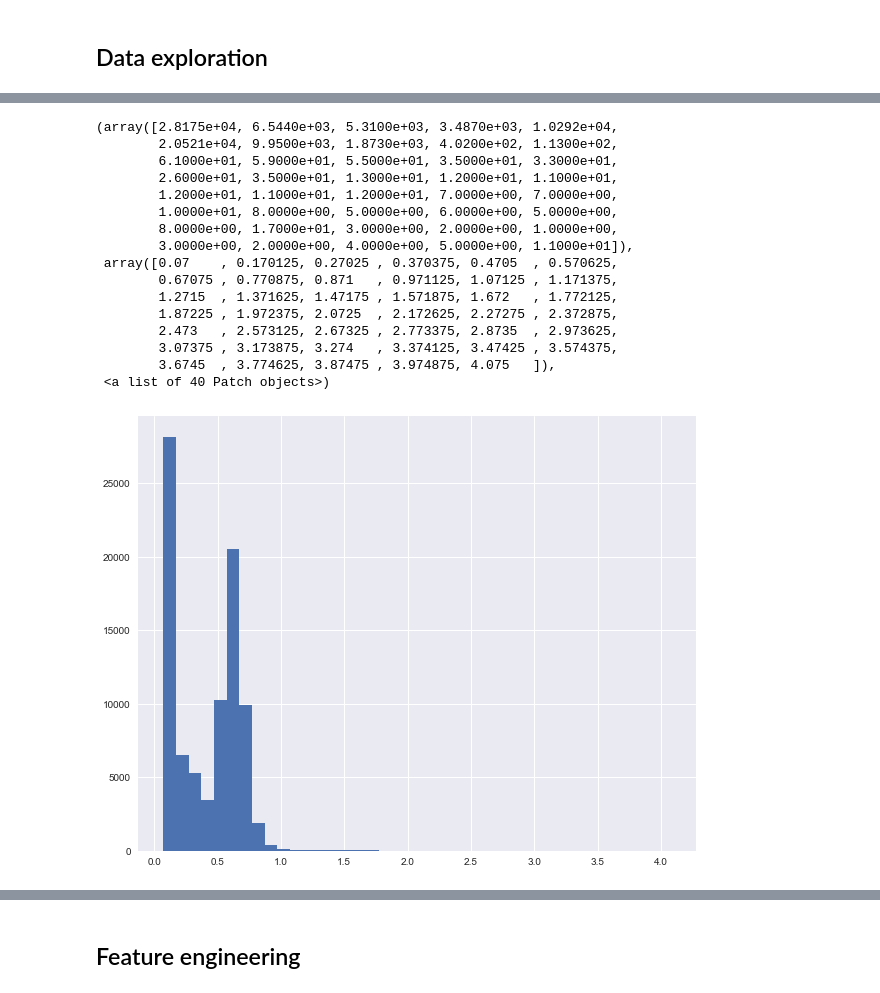
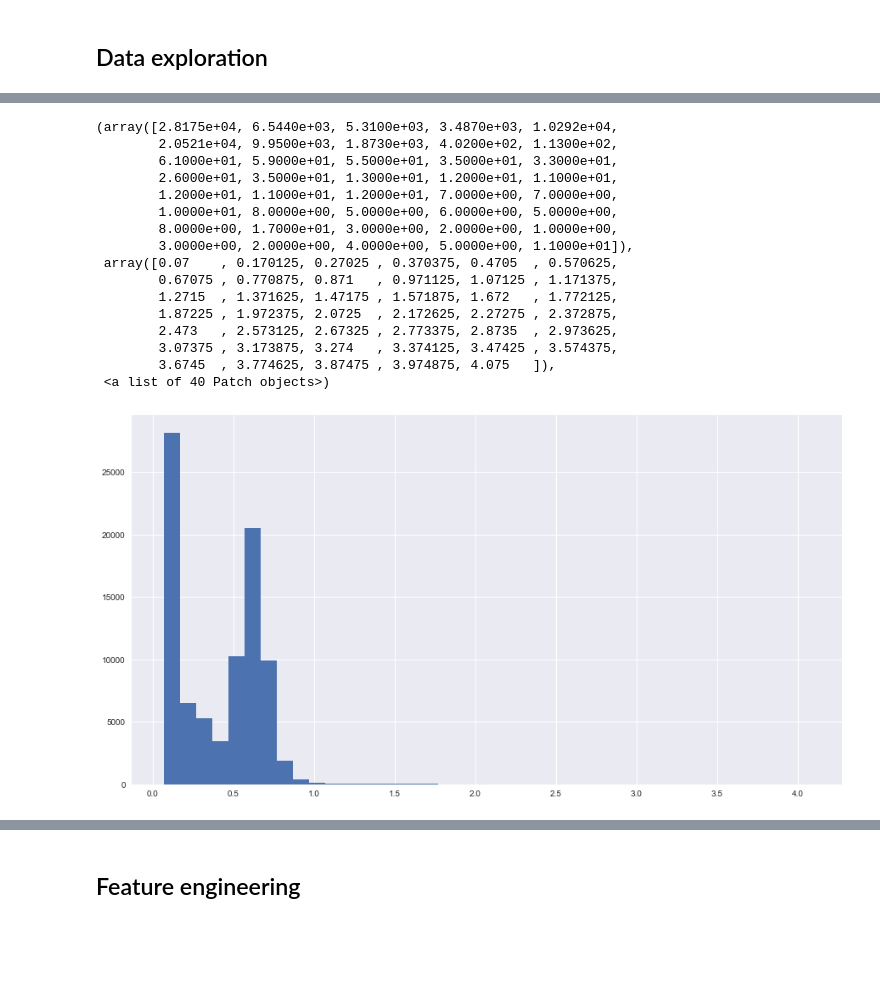
Before and after one commit to mlopezcaballero/Apsu, a Jupyter notebook: notebooks/data_preparation.ipynb, the cells around one changed output, grey strips where cells are left out. Cells and saved outputs as stored; diff of their text form; code cells hidden in the pictures; blank space fills up the shorter version.

```diff
--- a/notebooks/data_preparation.ipynb
+++ b/notebooks/data_preparation.ipynb
@@ -159,23 +165,24 @@ pd.plotting.autocorrelation_plot(df.ZGZ_NR)
 # %%
-plt.figure(figsize=(10,8))
+# histogram
+plt.figure(figsize=(15,8))
 plt.hist(df.GRISEN_NR.values, 40)
 # %% [output]
 (array([2.8175e+04, 6.5440e+03, 5.3100e+03, 3.4870e+03, 1.0292e+04,
         2.0521e+04, 9.9500e+03, 1.8730e+03, 4.0200e+02, 1.1300e+02,
         6.1000e+01, 5.9000e+01, 5.5000e+01, 3.5000e+01, 3.3000e+01,
         2.6000e+01, 3.5000e+01, 1.3000e+01, 1.2000e+01, 1.1000e+01,
         1.2000e+01, 1.1000e+01, 1.2000e+01, 7.0000e+00, 7.0000e+00,
         1.0000e+01, 8.0000e+00, 5.0000e+00, 6.0000e+00, 5.0000e+00,
         8.0000e+00, 1.7000e+01, 3.0000e+00, 2.0000e+00, 1.0000e+00,
         3.0000e+00, 2.0000e+00, 4.0000e+00, 5.0000e+00, 1.1000e+01]),
  array([0.07    , 0.170125, 0.27025 , 0.370375, 0.4705  , 0.570625,
         0.67075 , 0.770875, 0.871   , 0.971125, 1.07125 , 1.171375,
         1.2715  , 1.371625, 1.47175 , 1.571875, 1.672   , 1.772125,
         1.87225 , 1.972375, 2.0725  , 2.172625, 2.27275 , 2.372875,
         2.473   , 2.573125, 2.67325 , 2.773375, 2.8735  , 2.973625,
         3.07375 , 3.173875, 3.274   , 3.374125, 3.47425 , 3.574375,
         3.6745  , 3.774625, 3.87475 , 3.974875, 4.075   ]),
  <a list of 40 Patch objects>)
-[figure, old version]
+[figure, new version]
 # %%
 df = df.drop(['GRISEN_NR'], axis=1)
```
Also changed, not shown: parts of 17 cells of this notebook, 1 other file.
